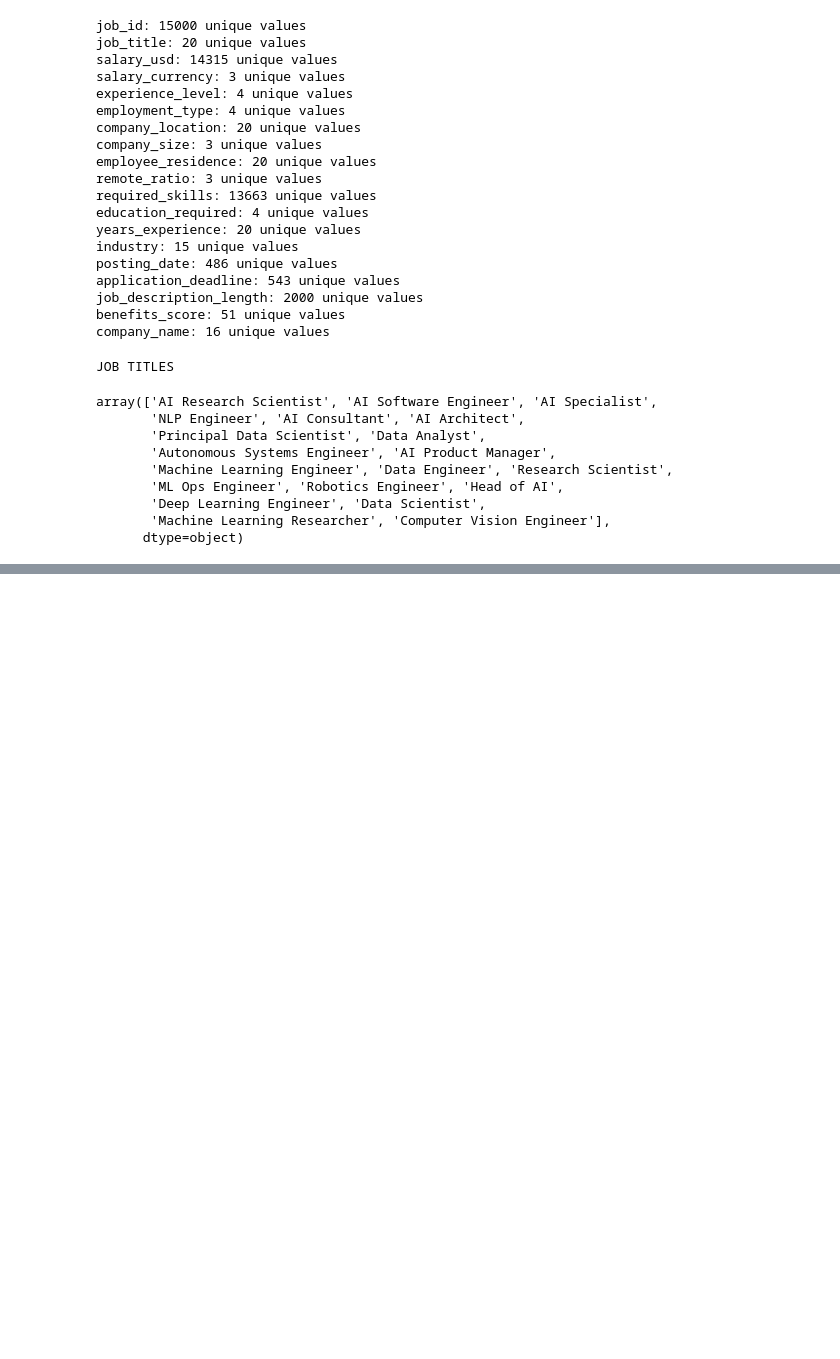
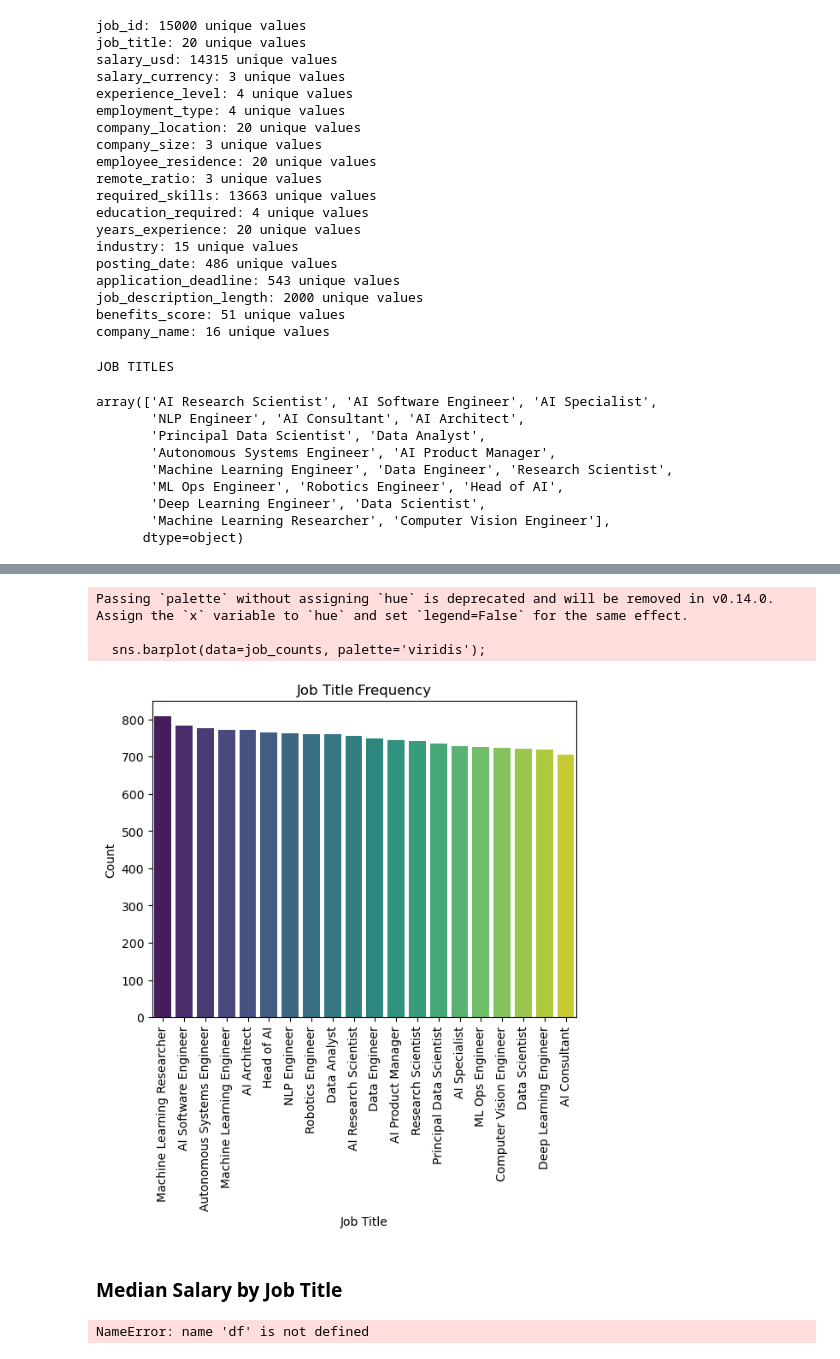
Before and after one commit to pawelsiurek/AI-Market-EDA, a Jupyter notebook: notebooks/EDA.ipynb, the cells around one changed output, grey strips where cells are left out. Cells and saved outputs as stored; diff of their text form; code cells hidden in the pictures; blank space fills up the shorter version.

```diff
--- a/notebooks/EDA.ipynb
+++ b/notebooks/EDA.ipynb
@@ -164,0 +186,29 @@ array(['AI Research Scientist', 'AI Software Engineer', 'AI Specialist',
+# %%
+# same thing using Seaborn
+import seaborn as sns
+
+plt.title('Job Title Frequency')
+plt.xlabel("Job Title")
+plt.ylabel("Count")
+plt.xticks(rotation=90)
+sns.barplot(data=job_counts, palette='viridis');
+# %% [output]
+Passing `palette` without assigning `hue` is deprecated and will be removed in v0.14.0. Assign the `x` variable to `hue` and set `legend=False` for the same effect.
+
+  sns.barplot(data=job_counts, palette='viridis');
+[figure, added]
+# %% [markdown]
+### Median Salary by Job Title
+# %%
+median_salaries = df.groupby('job_title')['salary_usd'].median().reset_index()
+median_salaries = median_salaries.sort_values(by='salary_usd', ascending=False)
+
+plt.figure(figsize=(10, 6))
+
+plt.title('Median Salary by Job Title')
+plt.xlabel('Job Title')
+plt.ylabel('Median Salary (USD)')
+plt.xticks(rotation=90)
+sns.barplot(data=median_salaries, x='job_title', y='salary_usd', palette='viridis');
+# %% [output]
+NameError: name 'df' is not defined
```
Also changed, not shown: parts of 3 cells of this notebook, 2 other files.
